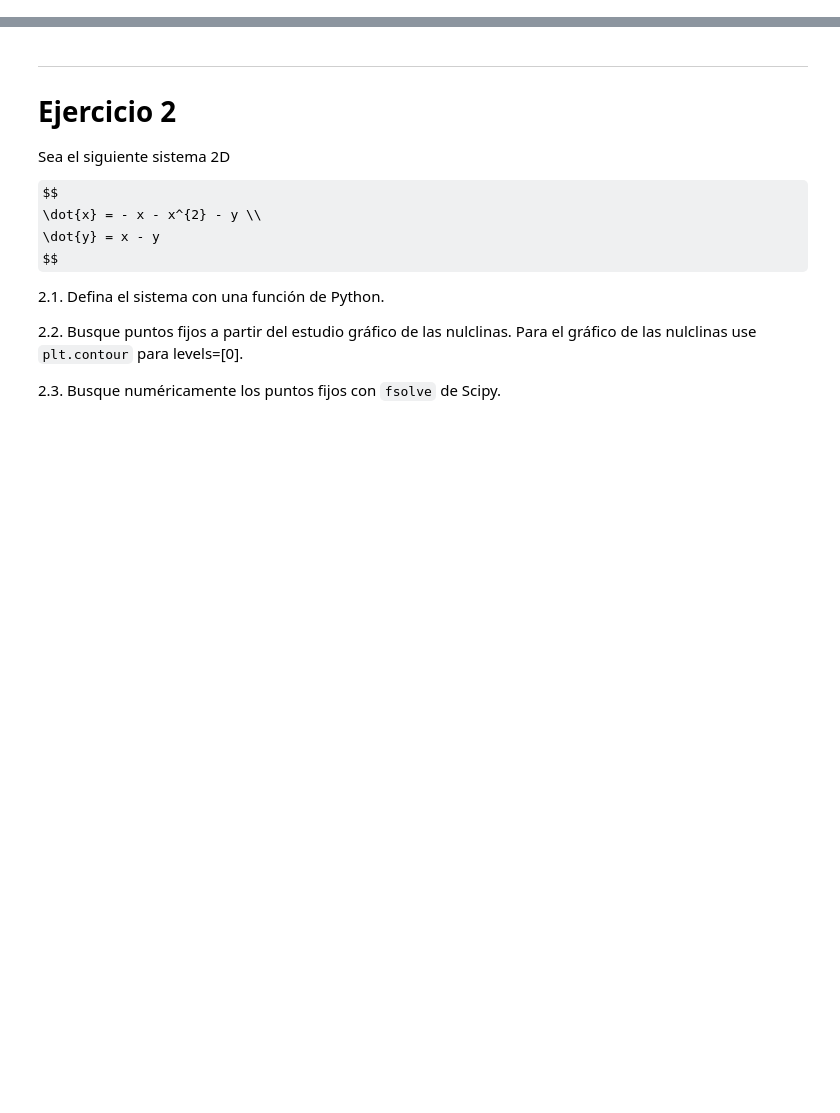
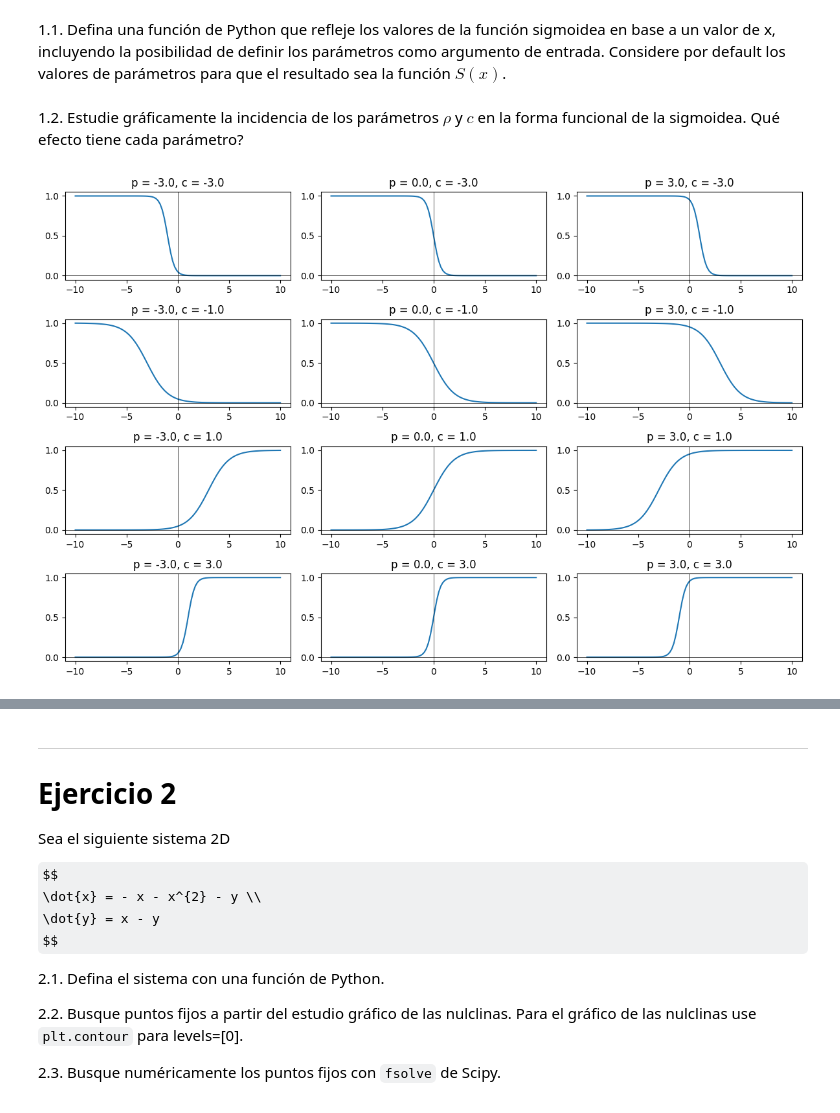
Before and after one commit to HBocaccio/NumLabIMC, a Jupyter notebook: TPs/TP1/TP1IMC2024.ipynb, the cells around one changed output, grey strips where cells are left out. Drawn from its saved outputs; the diff is of its cells as text; code cells hidden in the pictures; some formulas as TeX source; blank space fills up the shorter version.

```diff
--- a/TPs/TP1/TP1IMC2024.ipynb
+++ b/TPs/TP1/TP1IMC2024.ipynb
@@ -9,0 +33,32 @@ El contenido del archivo debe incluir las celdas de código necesarias para resp
+# %% [markdown]
+1.1. Defina una función de Python que refleje los valores de la función sigmoidea en base a un valor de x, incluyendo la posibilidad de definir los parámetros como argumento de entrada. Considere por default los valores de parámetros para que el resultado sea la función $S(x)$.
+# %%
+# 1.1
+def sigmoidea(p=0, c=1):
+    def f(x):
+        return 1 / (1 + np.exp(-(p + c * x)))
+    return f
+# %% [markdown]
+1.2. Estudie gráficamente la incidencia de los parámetros $\rho$ y $c$ en la forma funcional de la sigmoidea. Qué efecto tiene cada parámetro?
+# %%
+# 1.2
+p_dim = 3
+c_dim = 4
+p = np.linspace(-3, 3, p_dim)
+c = np.linspace(-3, 3, c_dim)
+p, c = np.meshgrid(p, c)
+
+fig, axs = plt.subplots(c_dim, p_dim, figsize=(12, 8))
+for i in range(c_dim):
+    for j in range(p_dim):
+        x = np.linspace(-10, 10, 100)
+        axs[i, j].plot(x, sigmoidea(p[i, j], c[i, j])(x))
+        axs[i, j].set_title(f"p = {p[i, j]}, c = {c[i, j]}")
+        axs[i, j].axhline(0, color="black", lw=0.5)
+        axs[i, j].axvline(0, color="black", lw=0.5)
+plt.tight_layout()
+
+# Notar en el dibujo de abajo que el c cambia la pendiente de la sigmoidea,
+# mientras que el p la traslada en el eje x
+# %% [output]
+[figure, added]
```
Also changed, not shown: parts of 12 cells of this notebook, 5 other files.
